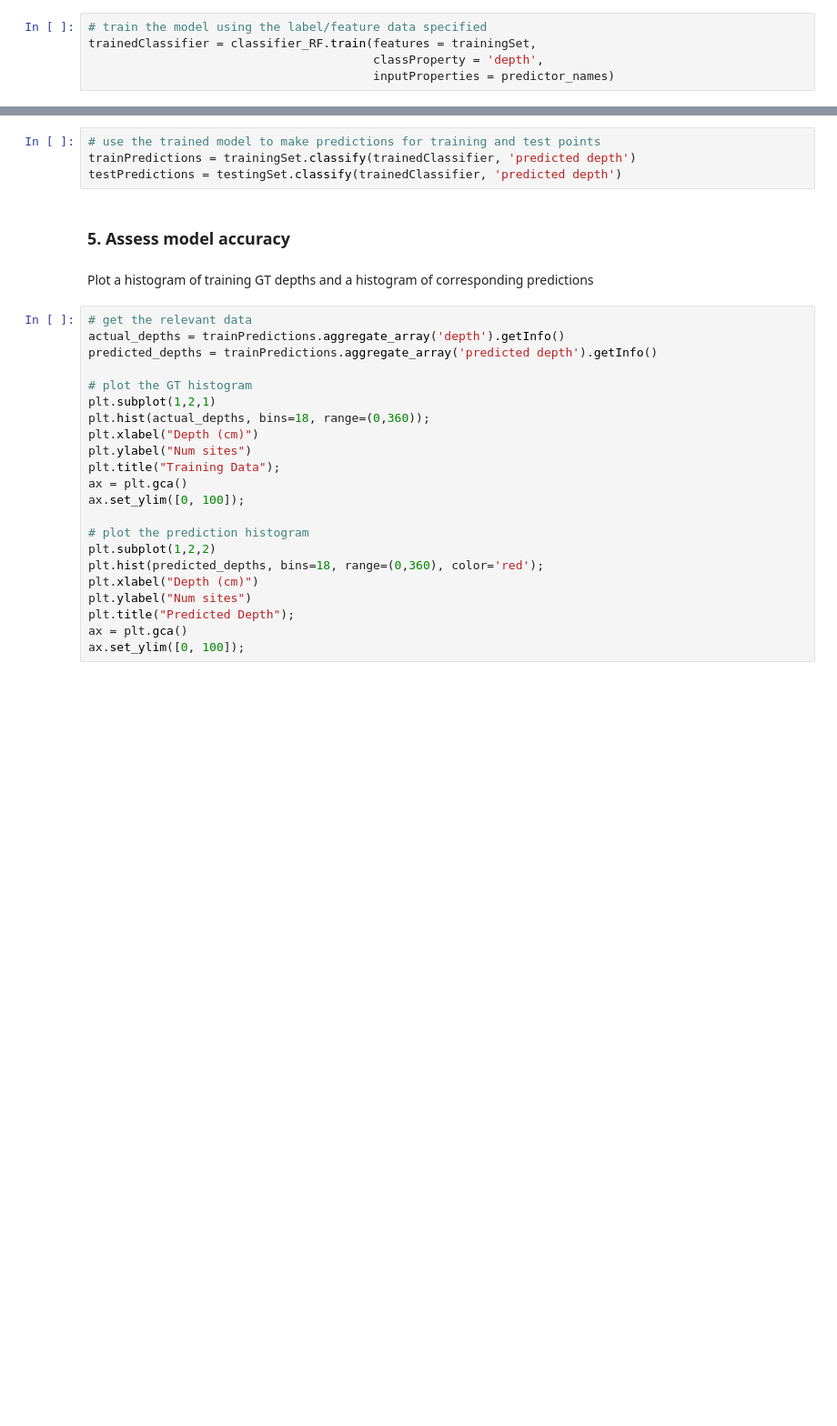
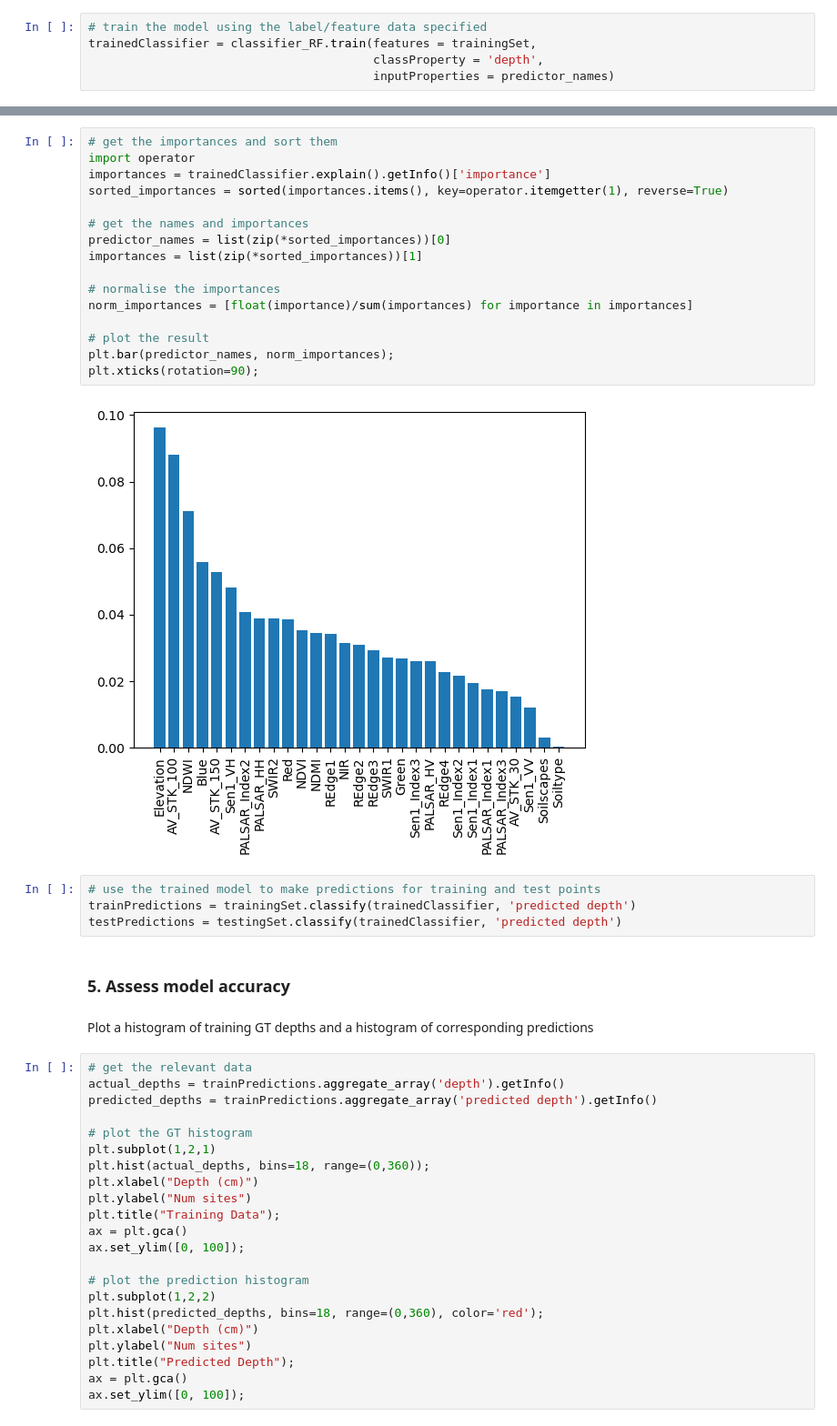
Before and after one commit to Hamish-Cam/depth-mapping, a Jupyter notebook: notebooks/1.0 Multi-feature RF Regression.ipynb, the cells around one changed output, grey strips where cells are left out. Shown: that part at 91% size. Drawn from its saved outputs; the diff is of its cells as text; blank space fills up the shorter version.

```diff
--- a/notebooks/1.0 Multi-feature RF Regression.ipynb
+++ b/notebooks/1.0 Multi-feature RF Regression.ipynb
@@ -476,3 +658,21 @@ trainedClassifier.explain().getInfo()
+# %%
+# get the importances and sort them
+import operator
+importances = trainedClassifier.explain().getInfo()['importance']
+sorted_importances = sorted(importances.items(), key=operator.itemgetter(1), reverse=True)
+
+# get the names and importances
+predictor_names = list(zip(*sorted_importances))[0]
+importances = list(zip(*sorted_importances))[1]
+
+# normalise the importances
+norm_importances = [float(importance)/sum(importances) for importance in importances]
+
+# plot the result
+plt.bar(predictor_names, norm_importances);
+plt.xticks(rotation=90);
+# %% [output]
+[figure, added]
 # %%
 # use the trained model to make predictions for training and test points
 trainPredictions = trainingSet.classify(trainedClassifier, 'predicted depth')
```
Also changed, not shown: parts of 48 cells of this notebook.
